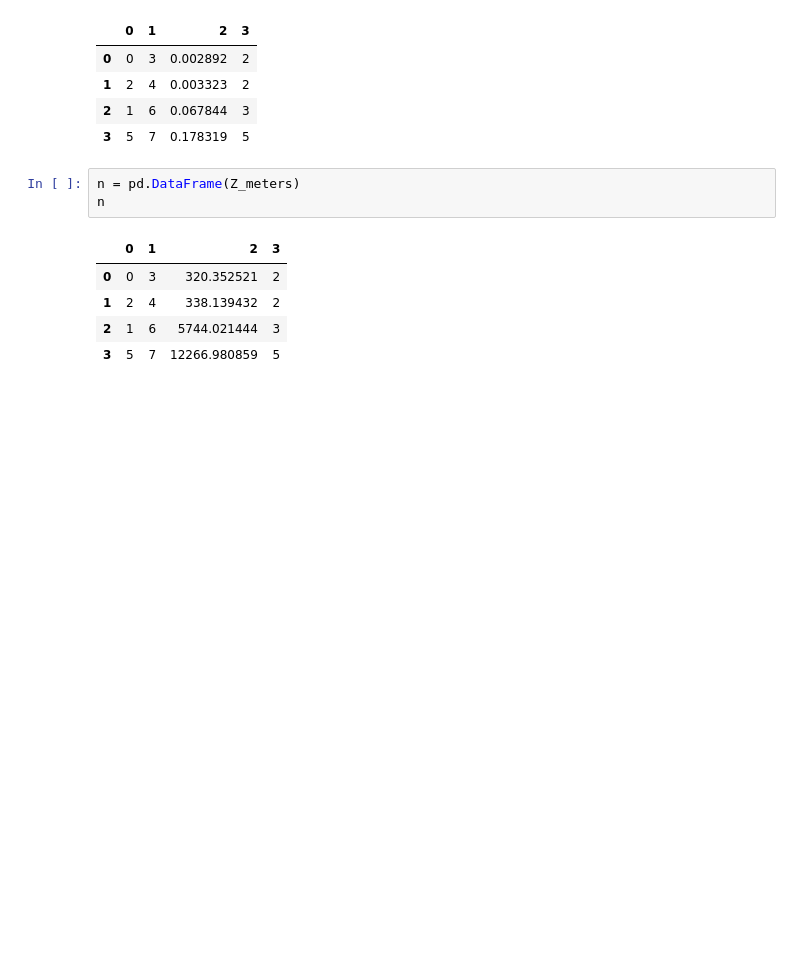
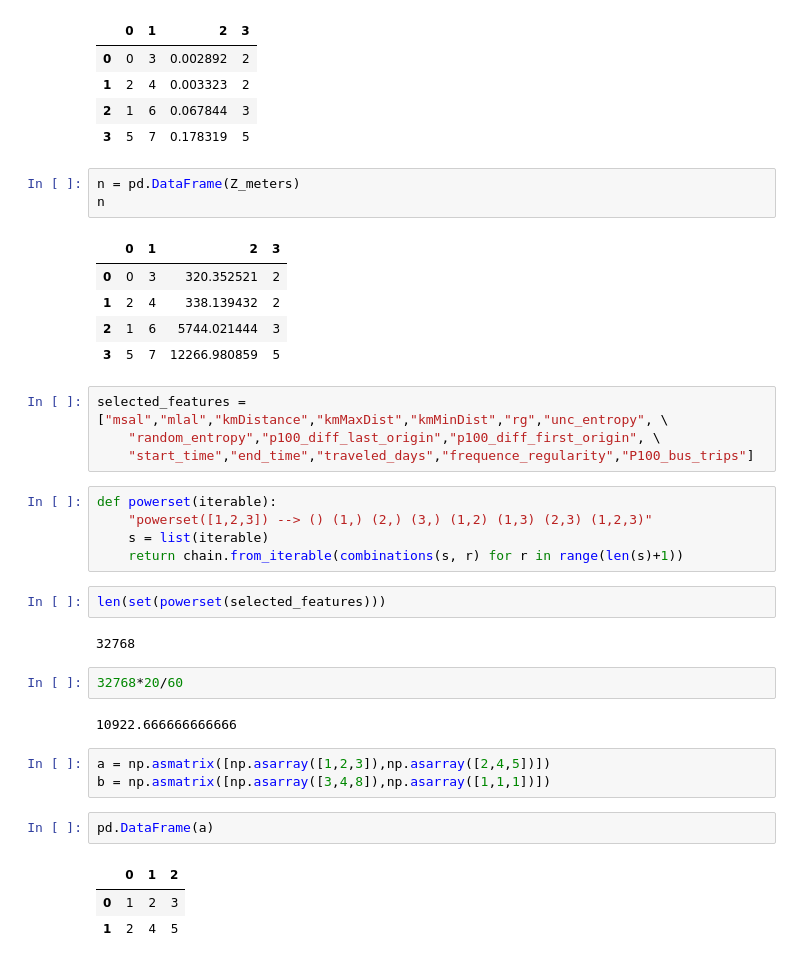
Before and after one commit to cinai/identification-algorithms, a Jupyter notebook: Algoritmo 3/Feature Extractor Tester.ipynb, the cells around one changed output. Saved outputs shown, nothing was run; the diff lists cells and outputs as text; blank space fills up the shorter version.

```diff
--- a/Algoritmo 3/Feature Extractor Tester.ipynb
+++ b/Algoritmo 3/Feature Extractor Tester.ipynb
@@ -1049,3 +1057,29 @@ n
 | 1 | 2 | 4 | 338.139432 | 2 |
 | 2 | 1 | 6 | 5744.021444 | 3 |
 | 3 | 5 | 7 | 12266.980859 | 5 |
+# %%
+selected_features = ["msal","mlal","kmDistance","kmMaxDist","kmMinDist","rg","unc_entropy", \
+    "random_entropy","p100_diff_last_origin","p100_diff_first_origin", \
+    "start_time","end_time","traveled_days","frequence_regularity","P100_bus_trips"]
+# %%
+def powerset(iterable):
+    "powerset([1,2,3]) --> () (1,) (2,) (3,) (1,2) (1,3) (2,3) (1,2,3)"
+    s = list(iterable)
+    return chain.from_iterable(combinations(s, r) for r in range(len(s)+1))
+# %%
+len(set(powerset(selected_features)))
+# %% [output]
+32768
+# %%
+32768*20/60
+# %% [output]
+10922.666666666666
+# %%
+a = np.asmatrix([np.asarray([1,2,3]),np.asarray([2,4,5])])
+b = np.asmatrix([np.asarray([3,4,8]),np.asarray([1,1,1])])
+# %%
+pd.DataFrame(a)
+# %% [output]
+|  | 0 | 1 | 2 |
+| 0 | 1 | 2 | 3 |
+| 1 | 2 | 4 | 5 |
```
Also changed, not shown: parts of 10 cells of this notebook, 2 other files.
